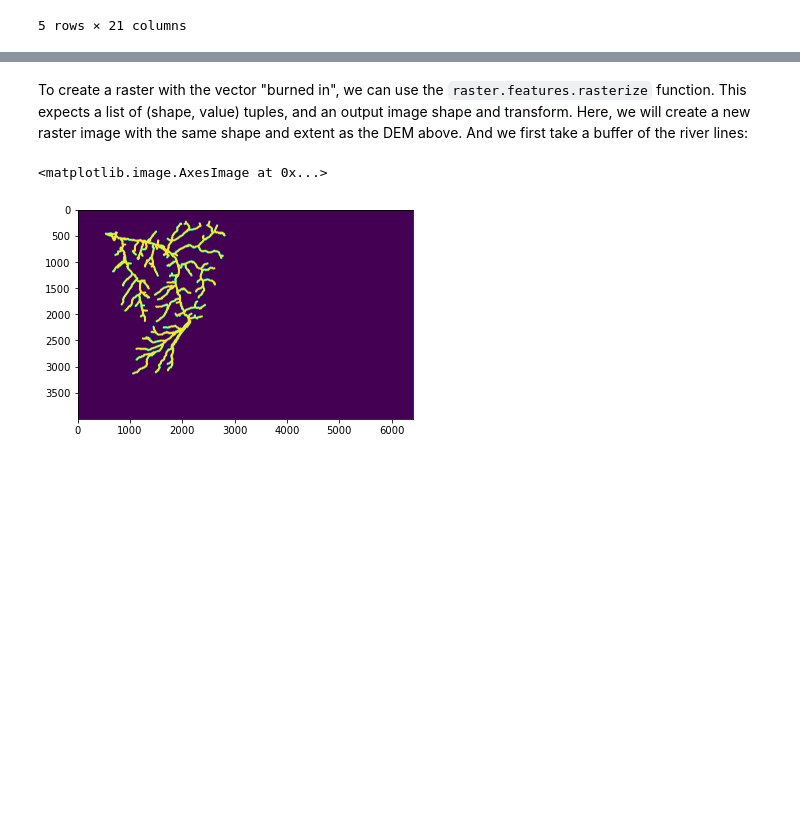
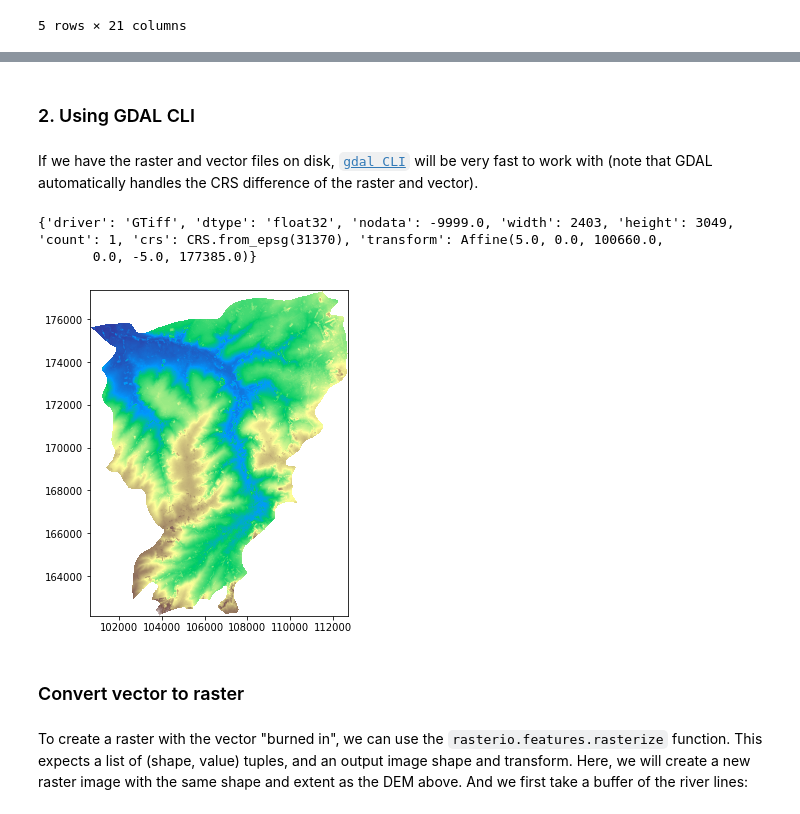
Before and after one commit to jorisvandenbossche/DS-python-geospatial, a Jupyter notebook: notebooks/20-raster-vector-tools.ipynb, the cells around one changed output, grey strips where cells are left out. Drawn from its saved outputs; the diff is of its cells as text; code cells hidden in the pictures; blank space fills up the shorter version.

```diff
--- a/notebooks/20-raster-vector-tools.ipynb
+++ b/notebooks/20-raster-vector-tools.ipynb
@@ -136,0 +217,4 @@ segments.plot()
+# %% [markdown]
+### 2. Using GDAL CLI
+# %% [markdown]
+If we have the raster and vector files on disk, [`gdal CLI`](https://gdal.org/programs/index.html) will be very fast to work with (note that GDAL automatically handles the CRS difference of the raster and vector).
@@ -137,2 +223,13 @@ segments.plot()
+# %%
+with rasterio.open("./dem_masked_gdal.tiff") as src:
+    print(src.meta)
+    fig, ax = plt.subplots(figsize=(10, 6))
+    show(src, ax=ax, cmap='terrain')
+# %% [output]
+{'driver': 'GTiff', 'dtype': 'float32', 'nodata': -9999.0, 'width': 2403, 'height': 3049, 'count': 1, 'crs': CRS.from_epsg(31370), 'transform': Affine(5.0, 0.0, 100660.0,
+       0.0, -5.0, 177385.0)}
+[figure, added]
+# %% [markdown]
+### Convert vector to raster
 # %% [markdown]
-To create a raster with the vector "burned in", we can use the `raster.features.rasterize` function. This expects a list of (shape, value) tuples, and an output image shape and transform. Here, we will create a new raster image with the same shape and extent as the DEM above. And we first take a buffer of the river lines:
+To create a raster with the vector "burned in", we can use the `rasterio.features.rasterize` function. This expects a list of (shape, value) tuples, and an output image shape and transform. Here, we will create a new raster image with the same shape and extent as the DEM above. And we first take a buffer of the river lines:
@@ -143,5 +241,0 @@ img = rasterio.features.rasterize(zip(segments_buffered, [1]*len(segments_buffer
-# %%
-plt.imshow(img)
-# %% [output]
-<matplotlib.image.AxesImage at 0x...>
-[figure, removed]
```
Also changed, not shown: parts of 30 cells of this notebook.
